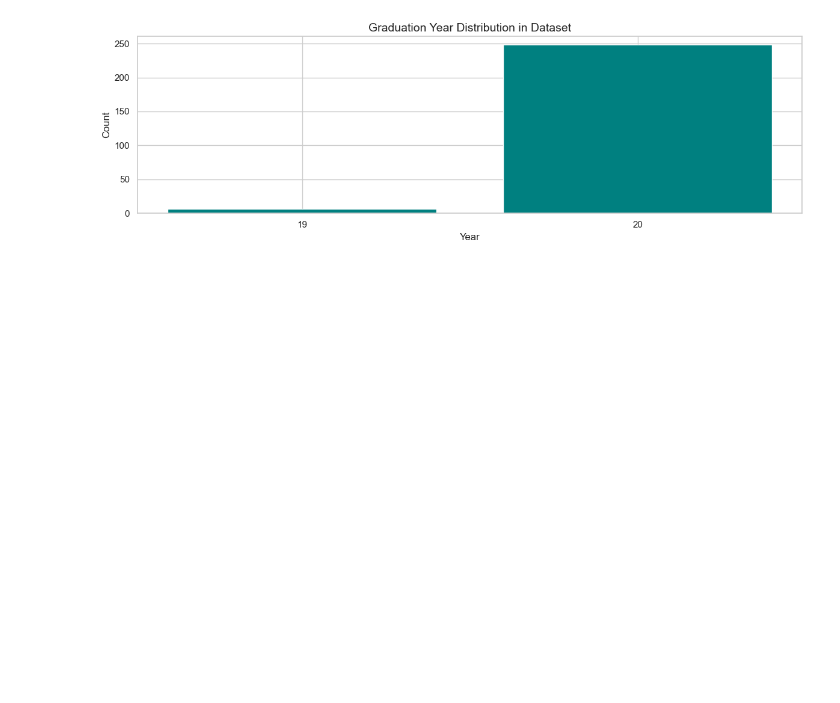
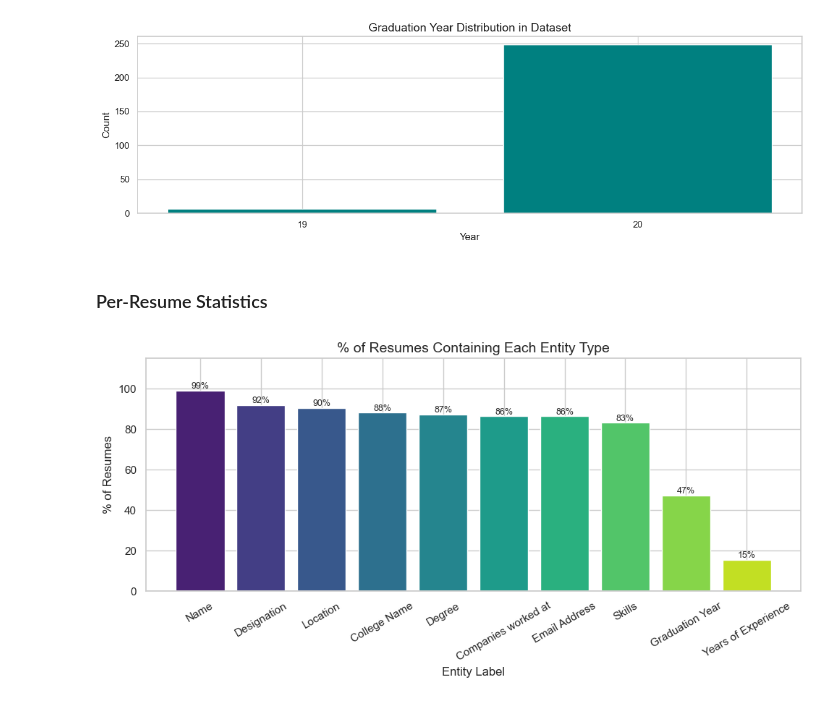
Before and after one commit to michellaprojects/nlp-ner, a Jupyter notebook: notebooks/EDA2.ipynb, the cells around one changed output. Saved outputs shown, nothing was run; the diff lists cells and outputs as text; code cells hidden in the pictures; blank space fills up the shorter version.

Commit message:
Per resume statistics

```diff
--- a/notebooks/EDA2.ipynb
+++ b/notebooks/EDA2.ipynb
@@ -319,3 +319,32 @@ plt.tight_layout()
 plt.show()
 # %% [output]
 [figure]
+# %% [markdown]
+### Per-Resume Statistics
+# %%
+# Entity label presence heatmap across resumes
+# Build a pivot: resume_id x label (count of entities)
+pivot = df[df['label'] != 'UNKNOWN'].pivot_table(
+    index='resume_id', columns='label', values='entity_text',
+    aggfunc='count', fill_value=0
+)
+
+# Show presence (binary)
+presence = (pivot > 0).astype(int)
+presence_pct = presence.mean().sort_values(ascending=False) * 100
+
+fig, ax = plt.subplots(figsize=(10, 5))
+bars = ax.bar(presence_pct.index, presence_pct.values,
+              color=sns.color_palette('viridis', len(presence_pct)))
+ax.set_title("% of Resumes Containing Each Entity Type")
+ax.set_xlabel("Entity Label")
+ax.set_ylabel("% of Resumes")
+ax.tick_params(axis='x', rotation=30)
+ax.set_ylim(0, 115)
+for bar, val in zip(bars, presence_pct.values):
+    ax.text(bar.get_x() + bar.get_width()/2, bar.get_height() + 1,
+            f'{val:.0f}%', ha='center', fontsize=9)
+plt.tight_layout()
+plt.show()
+# %% [output]
+[figure, added]
```
Also changed, not shown: parts of 2 cells of this notebook.
